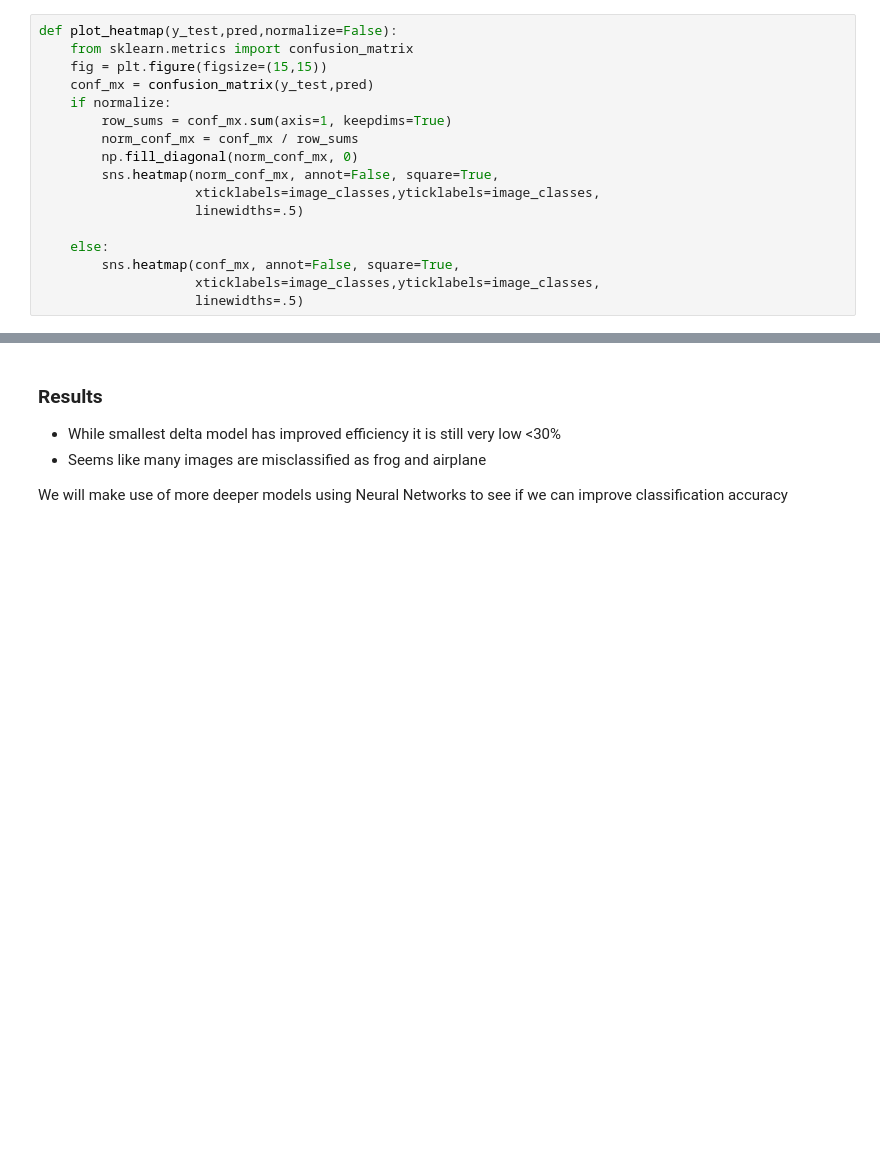
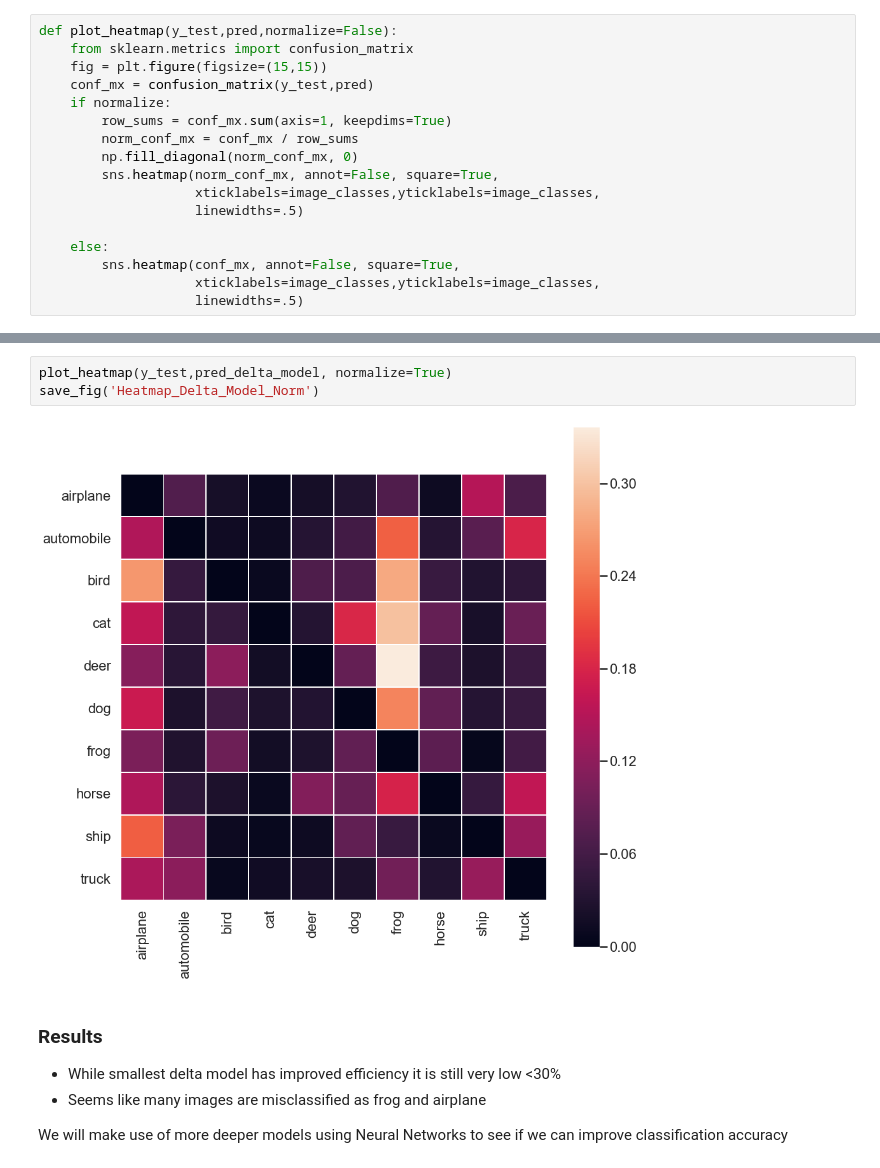
Before and after one commit to swami84/CIFAR10-Image-Classification---TensorFlow-, a Jupyter notebook: Cifar Image Classification.ipynb, the cells around one changed output, grey strips where cells are left out. Saved outputs shown, nothing was run; the diff lists cells and outputs as text; blank space fills up the shorter version.

```diff
--- a/Cifar Image Classification.ipynb
+++ b/Cifar Image Classification.ipynb
@@ -339,3 +339,8 @@ save_fig('Heatmap_Delta_Model')
+# %%
+plot_heatmap(y_test,pred_delta_model, normalize=True)
+save_fig('Heatmap_Delta_Model_Norm')
+# %% [output]
+[figure, added]
 # %% [markdown]
 ### Results
 
```
Also changed, not shown: parts of 26 cells of this notebook, 15 other files.
